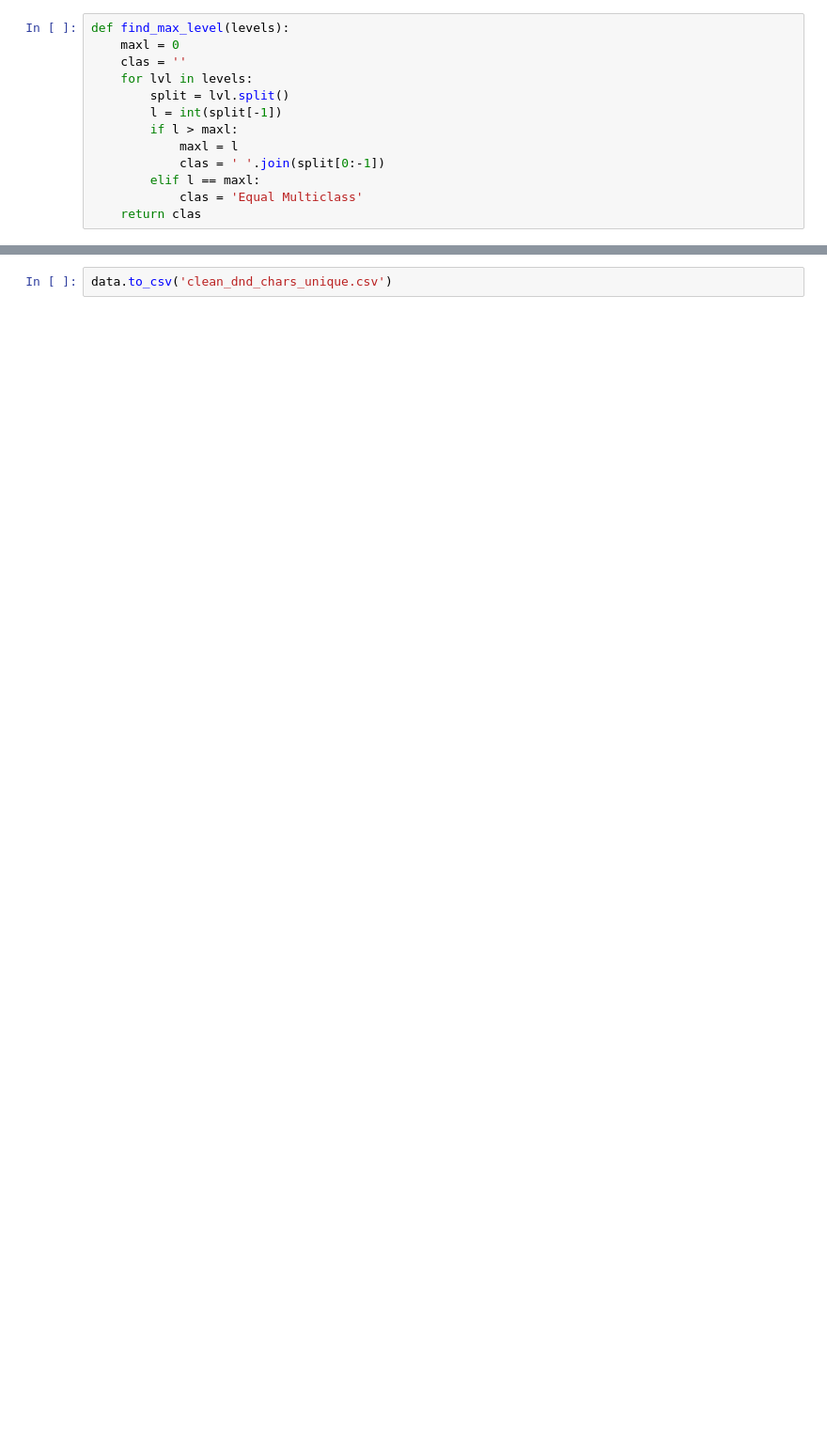
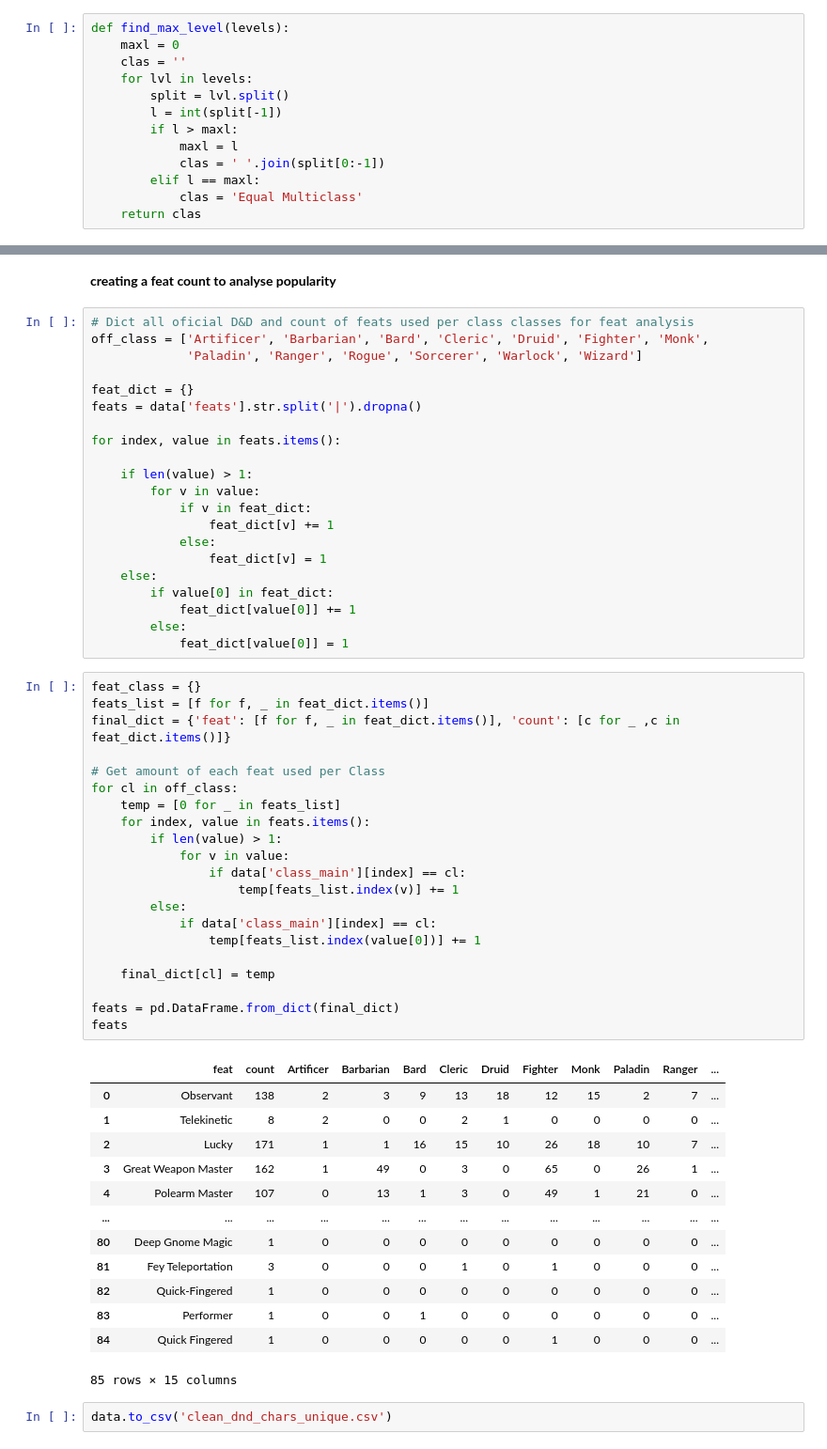
Before and after one commit to Rivow/DnD-data-Analysis, a Jupyter notebook: dnd_cleaning_data.ipynb, the cells around one changed output, grey strips where cells are left out. Shown: that part at 94% size. Saved outputs shown, nothing was run; the diff lists cells and outputs as text; blank space fills up the shorter version.

Commit message:
Data Cleaning and new data set
Cleaned Feat and sub clases data for analysis

```diff
--- a/dnd_cleaning_data.ipynb
+++ b/dnd_cleaning_data.ipynb
@@ -48,2 +161,60 @@ array(['Cleric', 'Fighter', 'Barbarian', 'Monk', 'Warlock', 'Paladin',
+# %% [markdown]
+**creating a feat count to analyse popularity**
+# %%
+# Dict all oficial D&D and count of feats used per class classes for feat analysis
+off_class = ['Artificer', 'Barbarian', 'Bard', 'Cleric', 'Druid', 'Fighter', 'Monk',
+             'Paladin', 'Ranger', 'Rogue', 'Sorcerer', 'Warlock', 'Wizard']
+
+feat_dict = {}
+feats = data['feats'].str.split('|').dropna()
+
+for index, value in feats.items():
+
+    if len(value) > 1:
+        for v in value:
+            if v in feat_dict:
+                feat_dict[v] += 1
+            else:
+                feat_dict[v] = 1
+    else:
+        if value[0] in feat_dict:
+            feat_dict[value[0]] += 1
+        else:
+            feat_dict[value[0]] = 1
+# %%
+feat_class = {}
+feats_list = [f for f, _ in feat_dict.items()]
+final_dict = {'feat': [f for f, _ in feat_dict.items()], 'count': [c for _ ,c in feat_dict.items()]}
+
+# Get amount of each feat used per Class
+for cl in off_class:
+    temp = [0 for _ in feats_list]
+    for index, value in feats.items():
+        if len(value) > 1:
+            for v in value:
+                if data['class_main'][index] == cl:
+                    temp[feats_list.index(v)] += 1
+        else:
+            if data['class_main'][index] == cl:
+                temp[feats_list.index(value[0])] += 1
+
+    final_dict[cl] = temp
+
+feats = pd.DataFrame.from_dict(final_dict)
+feats
+# %% [output]
+|  | feat | count | Artificer | Barbarian | Bard | Cleric | Druid | Fighter | Monk | Paladin | Ranger | ... |
+| 0 | Observant | 138 | 2 | 3 | 9 | 13 | 18 | 12 | 15 | 2 | 7 | ... |
+| 1 | Telekinetic | 8 | 2 | 0 | 0 | 2 | 1 | 0 | 0 | 0 | 0 | ... |
+| 2 | Lucky | 171 | 1 | 1 | 16 | 15 | 10 | 26 | 18 | 10 | 7 | ... |
+| 3 | Great Weapon Master | 162 | 1 | 49 | 0 | 3 | 0 | 65 | 0 | 26 | 1 | ... |
+| 4 | Polearm Master | 107 | 0 | 13 | 1 | 3 | 0 | 49 | 1 | 21 | 0 | ... |
+| ... | ... | ... | ... | ... | ... | ... | ... | ... | ... | ... | ... | ... |
+| 80 | Deep Gnome Magic | 1 | 0 | 0 | 0 | 0 | 0 | 0 | 0 | 0 | 0 | ... |
+| 81 | Fey Teleportation | 3 | 0 | 0 | 0 | 1 | 0 | 1 | 0 | 0 | 0 | ... |
+| 82 | Quick-Fingered | 1 | 0 | 0 | 0 | 0 | 0 | 0 | 0 | 0 | 0 | ... |
+| 83 | Performer | 1 | 0 | 0 | 1 | 0 | 0 | 0 | 0 | 0 | 0 | ... |
+| 84 | Quick Fingered | 1 | 0 | 0 | 0 | 0 | 0 | 1 | 0 | 0 | 0 | ... |
+85 rows × 15 columns
 # %%
 data.to_csv('clean_dnd_chars_unique.csv')
```
Also changed, not shown: parts of 14 cells of this notebook, 3 other files.
